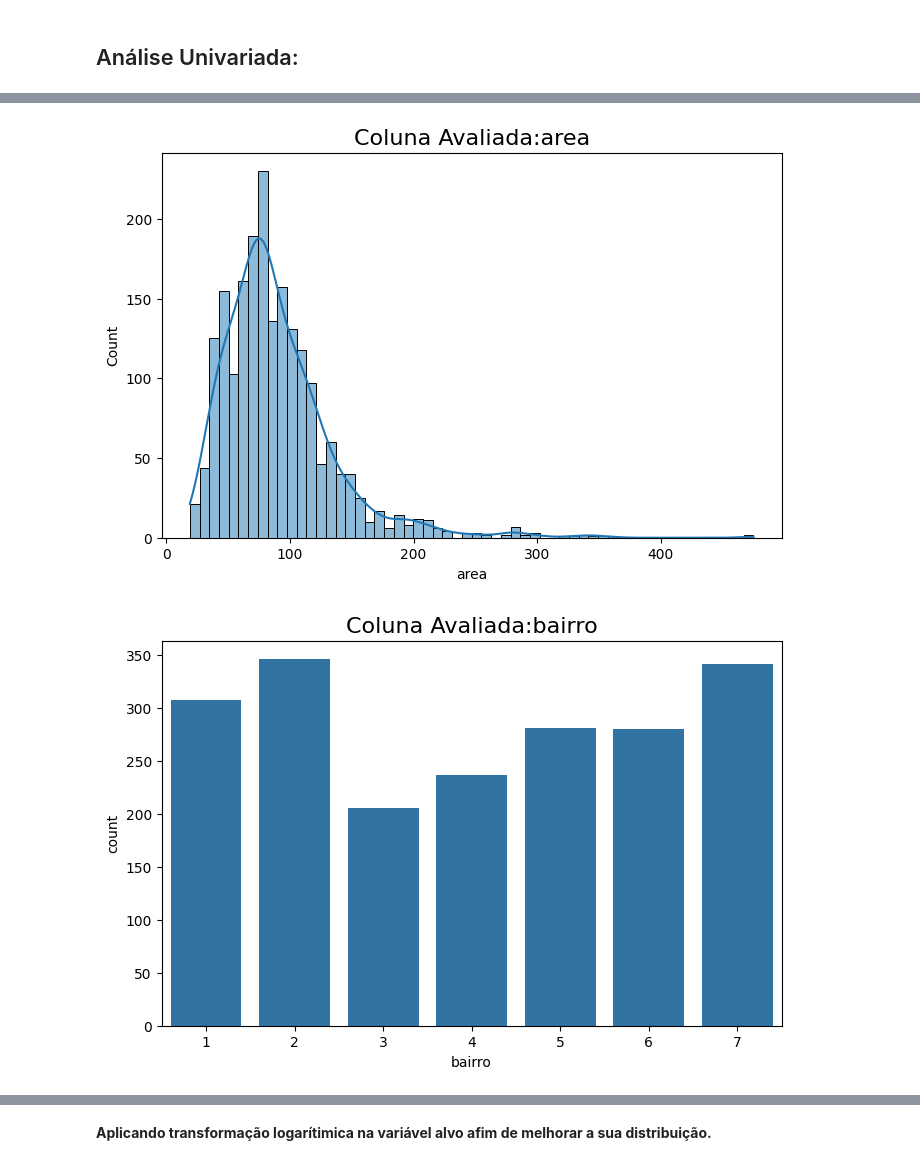
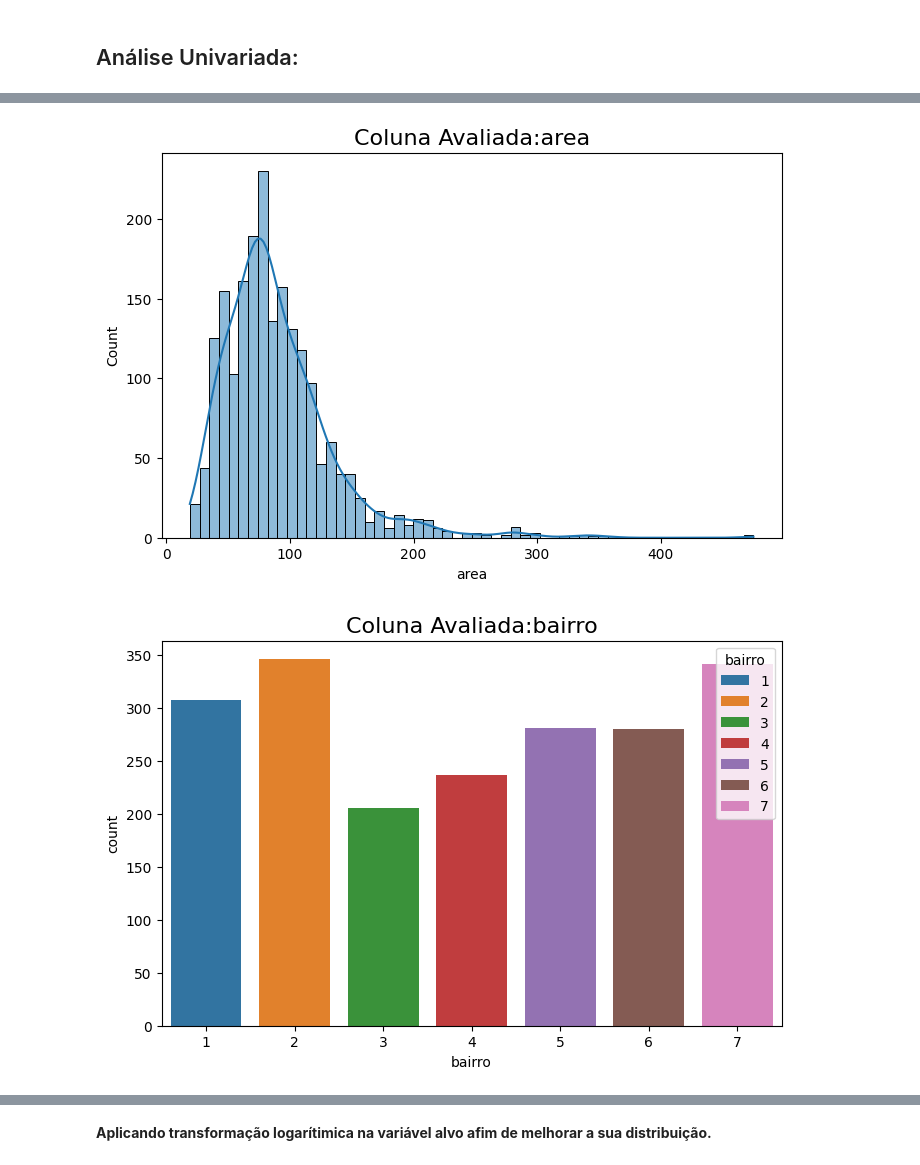
Before and after one commit to jguilhermed/TCC_Mat_23, a Jupyter notebook: Analise_imoveis_RJ.ipynb, the cells around one changed output, grey strips where cells are left out. Saved outputs shown, nothing was run; the diff lists cells and outputs as text; code cells hidden in the pictures.

```diff
--- a/Analise_imoveis_RJ.ipynb
+++ b/Analise_imoveis_RJ.ipynb
@@ -154,6 +154,6 @@ for c in dados_1.columns:
     else:
         plt.figure(figsize=(8,5))
         plt.title(f"Coluna Avaliada:{c}", fontsize = 16)
-        sns.countplot(x = dados_1[c])
+        sns.countplot(x = dados_1[c], hue=dados_1[c], palette="tab10")
 # %% [output]
 [figure]
@@ -163,4 +163,4 @@ for c in dados_1.columns:
 [figure]
-[figure, old version]
+[figure, new version]
 [figure]
 [figure]
```
Also changed, not shown: parts of 42 cells of this notebook.
